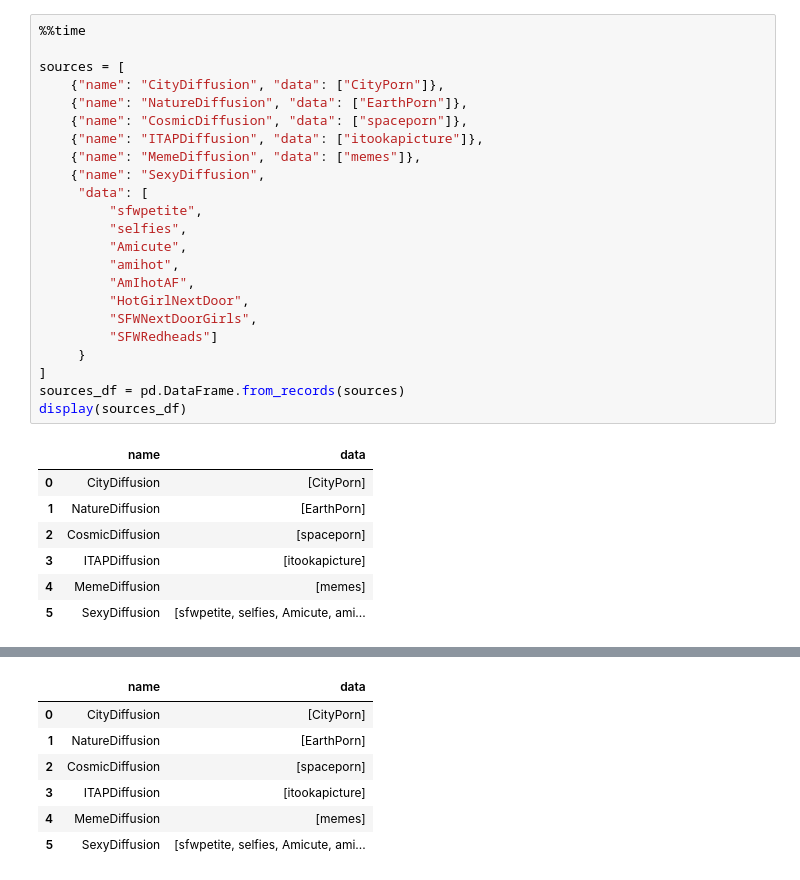
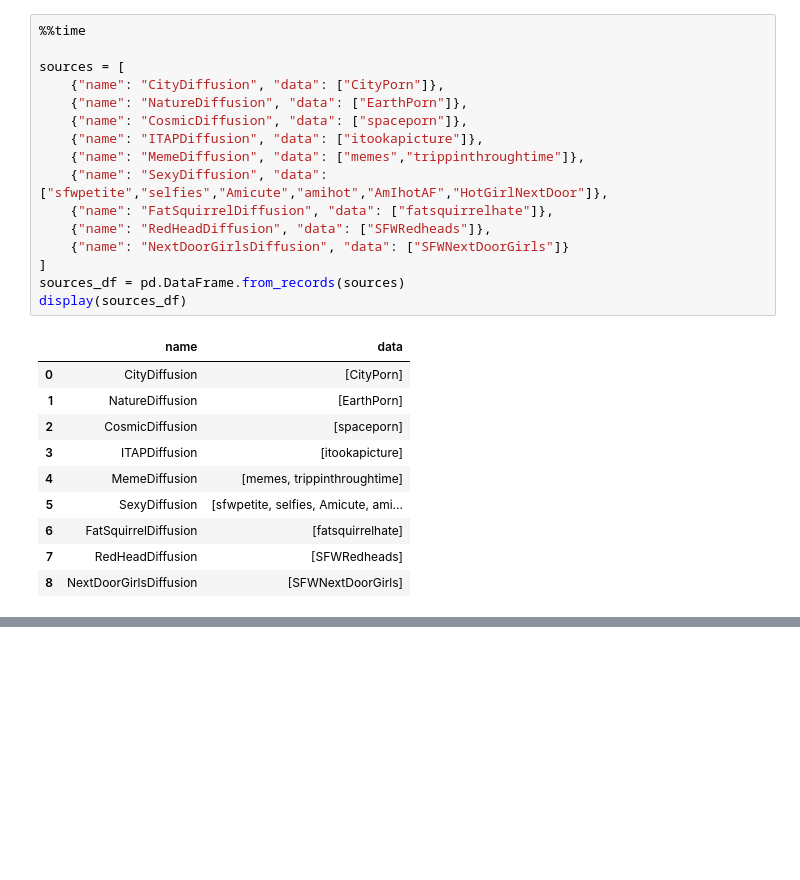
Before and after one commit to AJStangl/research-things, a Jupyter notebook: notebooks/image-processing/3-create-training-data.ipynb, the cells around one changed output, grey strips where cells are left out. Drawn from its saved outputs; the diff is of its cells as text; blank space fills up the shorter version.

```diff
--- a/notebooks/image-processing/3-create-training-data.ipynb
+++ b/notebooks/image-processing/3-create-training-data.ipynb
@@ -134,31 +102,27 @@ Wall time: 78.6 ms
 # %%
 %%time
 
 sources = [
 	{"name": "CityDiffusion", "data": ["CityPorn"]},
 	{"name": "NatureDiffusion", "data": ["EarthPorn"]},
 	{"name": "CosmicDiffusion", "data": ["spaceporn"]},
 	{"name": "ITAPDiffusion", "data": ["itookapicture"]},
-	{"name": "MemeDiffusion", "data": ["memes"]},
-	{"name": "SexyDiffusion",
-	 "data": [
-		 "sfwpetite",
-		 "selfies",
-		 "Amicute",
-		 "amihot",
-		 "AmIhotAF",
-		 "HotGirlNextDoor",
-		 "SFWNextDoorGirls",
-		 "SFWRedheads"]
-	 }
+	{"name": "MemeDiffusion", "data": ["memes","trippinthroughtime"]},
+	{"name": "SexyDiffusion", "data": ["sfwpetite","selfies","Amicute","amihot","AmIhotAF","HotGirlNextDoor"]},
+	{"name": "FatSquirrelDiffusion", "data": ["fatsquirrelhate"]},
+	{"name": "RedHeadDiffusion", "data": ["SFWRedheads"]},
+	{"name": "NextDoorGirlsDiffusion", "data": ["SFWNextDoorGirls"]}
 ]
 sources_df = pd.DataFrame.from_records(sources)
 display(sources_df)
 # %% [output]
 |  | name | data |
 | 0 | CityDiffusion | [CityPorn] |
 | 1 | NatureDiffusion | [EarthPorn] |
 | 2 | CosmicDiffusion | [spaceporn] |
 | 3 | ITAPDiffusion | [itookapicture] |
-| 4 | MemeDiffusion | [memes] |
+| 4 | MemeDiffusion | [memes, trippinthroughtime] |
 | 5 | SexyDiffusion | [sfwpetite, selfies, Amicute, ami... |
+| 6 | FatSquirrelDiffusion | [fatsquirrelhate] |
+| 7 | RedHeadDiffusion | [SFWRedheads] |
+| 8 | NextDoorGirlsDiffusion | [SFWNextDoorGirls] |
@@ -167,7 +130,0 @@ Wall time: 5.51 ms
-|  | name | data |
-| 0 | CityDiffusion | [CityPorn] |
-| 1 | NatureDiffusion | [EarthPorn] |
-| 2 | CosmicDiffusion | [spaceporn] |
-| 3 | ITAPDiffusion | [itookapicture] |
-| 4 | MemeDiffusion | [memes] |
-| 5 | SexyDiffusion | [sfwpetite, selfies, Amicute, ami... |
```
Also changed, not shown: parts of 13 cells of this notebook, 7 other files.
